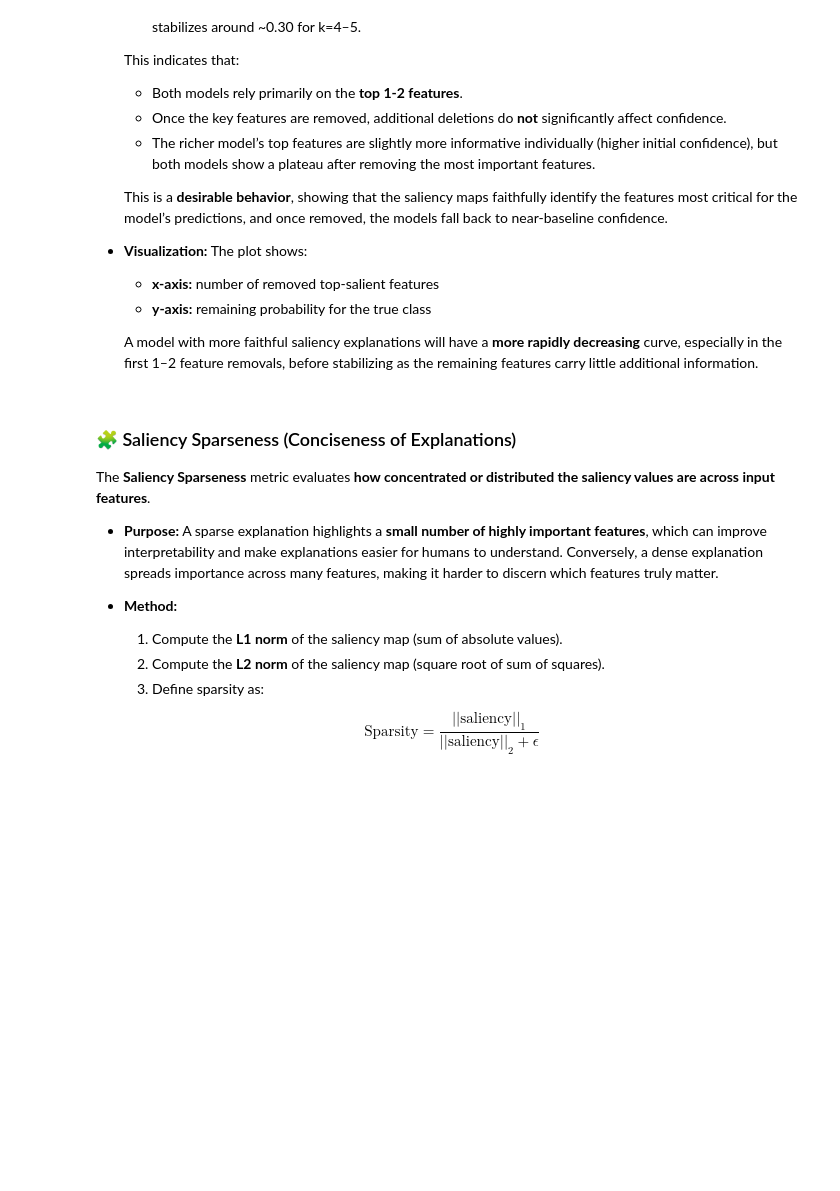
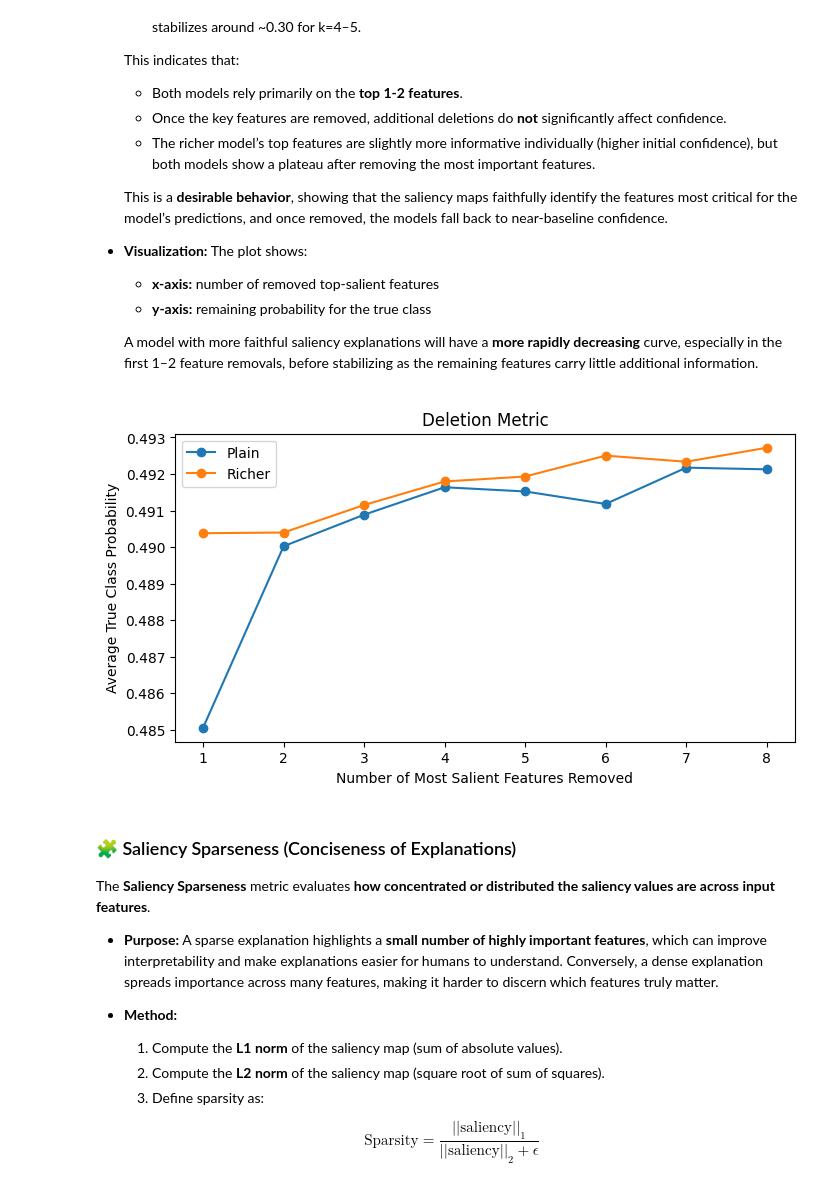
Before and after one commit to dosqas/q-salkit, a Jupyter notebook: notebooks/hybrid/hybrid_qnn_saliency_cleveland.ipynb, the cells around one changed output. Saved outputs shown, nothing was run; the diff lists cells and outputs as text; code cells hidden in the pictures; blank space fills up the shorter version.

```diff
--- a/notebooks/hybrid/hybrid_qnn_saliency_cleveland.ipynb
+++ b/notebooks/hybrid/hybrid_qnn_saliency_cleveland.ipynb
@@ -667,25 +687,3 @@ Comparing the heatmaps for **plain vs richer encoding** gives insight into how t
-# %%
-plt.figure(figsize=(12,4))
-
-for i, (name, mdl) in enumerate(models.items()):
-    # Get the output of the quantum layer (expectation values) for all test samples
-    q_outputs = qnn_torch(X_test).detach().numpy()
-
-    plt.subplot(1,2,i+1)
-    plt.imshow(
-        q_outputs,
-        cmap='viridis',
-        aspect='auto',
-        extent=[0, q_outputs.shape[1]-1, 0, q_outputs.shape[0]-1]  # qubits on x, samples on y
-    )
-    plt.colorbar(label="Quantum Expectation Value")
-    plt.title(f"{name} Quantum Layer Outputs")
-    plt.xlabel("Qubits")
-    plt.ylabel("Samples")
-    plt.gca().invert_yaxis()  # optional: have first sample at the top
-
-plt.tight_layout()
-plt.show()
 # %% [markdown]
 ### 🔍 Feature Saliency Analysis
 
@@ -854,39 +851,39 @@ The **Deletion Metric** evaluates **how faithfully the saliency map reflects the
 # %%
 def deletion_score(model, inputs, labels, saliency, steps=5):
     inputs_copy = inputs.clone()
+    labels_np = labels.numpy()
     scores = []
 
     for k in range(1, steps+1):
-        # Determine top-k features for each sample
-        topk = np.argsort(-saliency, axis=1)[:, :k]  # descending order
+        topk = np.argsort(-saliency, axis=1)[:, :k]
         modified = inputs_copy.clone()
 
-        # Zero-out top-k features
         for i in range(modified.shape[0]):
             modified[i, topk[i]] = 0.0
 
-        # Get predicted probabilities for true class
         with torch.no_grad():
-            outputs = model(modified)
-            probs = torch.softmax(outputs, dim=1)
-            true_class_probs = probs[range(len(labels)), labels].numpy()
+            outputs = model(modified)  # shape (n_samples, 1)
+            probs = torch.sigmoid(outputs).numpy().flatten()  # probability of class 1
+            true_class_probs = np.where(labels_np==1, probs, 1-probs)
+
         scores.append(true_class_probs.mean())
 
     return scores
 
 labels_test = y_test.clone().detach().long()
-deletion_plain = deletion_score(model_plain, X_test, labels_test, saliency_plain)
-deletion_rich  = deletion_score(model_rich, X_test, labels_test, saliency_rich)
+deletion_plain = deletion_score(model_plain, X_test, labels_test, saliency_plain, steps=X_test.shape[1])
+deletion_rich  = deletion_score(model_rich, X_test, labels_test, saliency_rich, steps=X_test.shape[1])
 
-# Plot deletion curves
 plt.figure(figsize=(8,4))
-plt.plot(range(1,6), deletion_plain, marker='o', label="Plain")
-plt.plot(range(1,6), deletion_rich, marker='o', label="Richer")
+plt.plot(range(1, X_test.shape[1]+1), deletion_plain, marker='o', label="Plain")
+plt.plot(range(1, X_test.shape[1]+1), deletion_rich, marker='o', label="Richer")
 plt.xlabel("Number of Most Salient Features Removed")
 plt.ylabel("Average True Class Probability")
 plt.title("Deletion Metric")
 plt.legend()
 plt.show()
+# %% [output]
+[figure, added]
 # %% [markdown]
 ### 🧩 Saliency Sparseness (Conciseness of Explanations)
 
```
Also changed, not shown: parts of 14 cells of this notebook.
